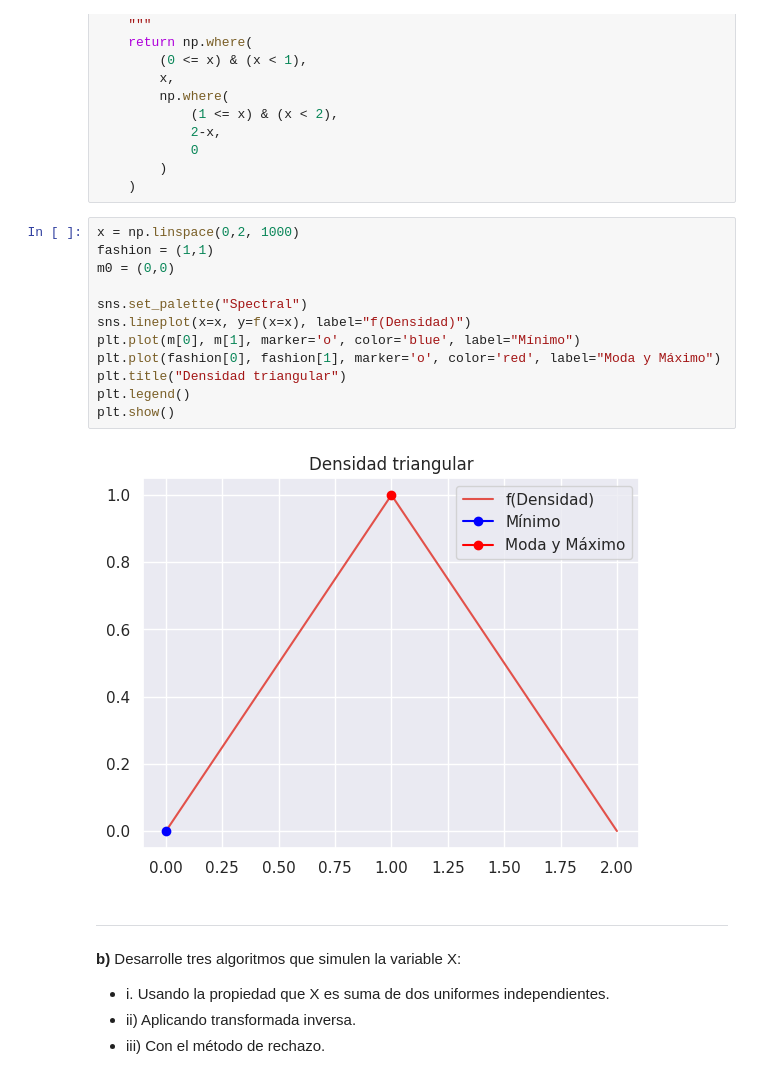
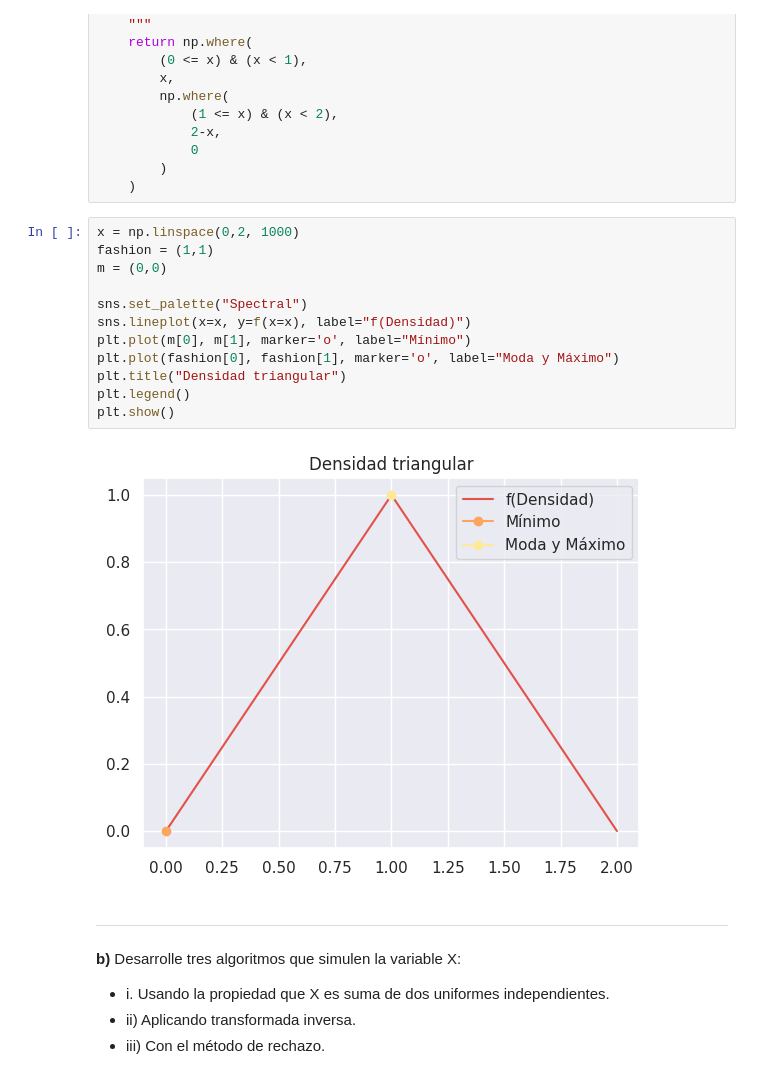
Before and after one commit to alvaro-mediina/modelos-y-simulacion-2025, a Jupyter notebook: tp5-var-aleatorias-continuas/Ejercicio-8.ipynb, the cells around one changed output. Saved outputs shown, nothing was run; the diff lists cells and outputs as text.

```diff
--- a/tp5-var-aleatorias-continuas/Ejercicio-8.ipynb
+++ b/tp5-var-aleatorias-continuas/Ejercicio-8.ipynb
@@ -53,17 +53,17 @@ def f(x:float) -> float:
 # %%
 x = np.linspace(0,2, 1000)
 fashion = (1,1)
-m0 = (0,0)
+m = (0,0)
 
 sns.set_palette("Spectral")
 sns.lineplot(x=x, y=f(x=x), label="f(Densidad)")
-plt.plot(m[0], m[1], marker='o', color='blue', label="Mínimo")
-plt.plot(fashion[0], fashion[1], marker='o', color='red', label="Moda y Máximo")
+plt.plot(m[0], m[1], marker='o', label="Mínimo")
+plt.plot(fashion[0], fashion[1], marker='o', label="Moda y Máximo")
 plt.title("Densidad triangular")
 plt.legend()
 plt.show()
 # %% [output]
-[figure, old version]
+[figure, new version]
 # %% [markdown]
 ---
 **b)**  Desarrolle tres algoritmos que simulen la variable X:
```
Also changed, not shown: parts of 10 cells of this notebook.
